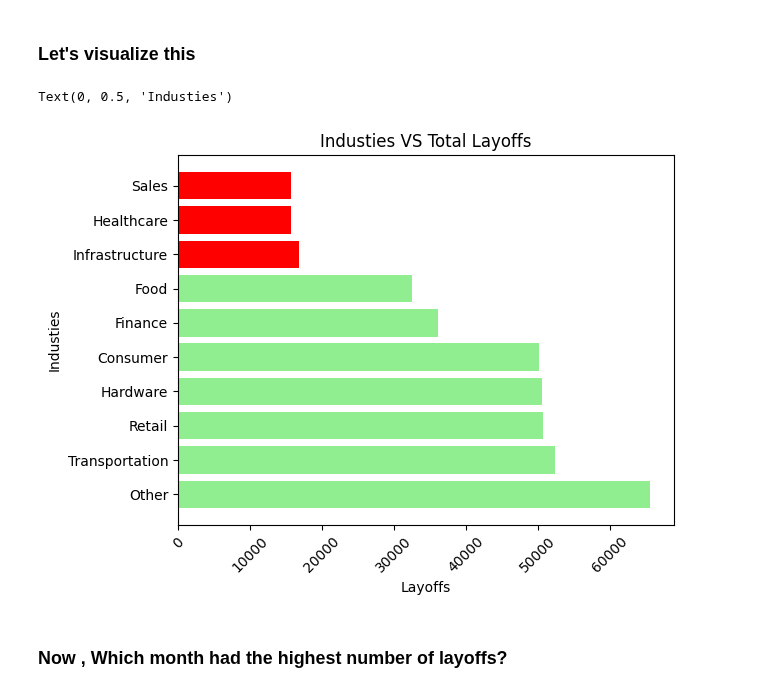
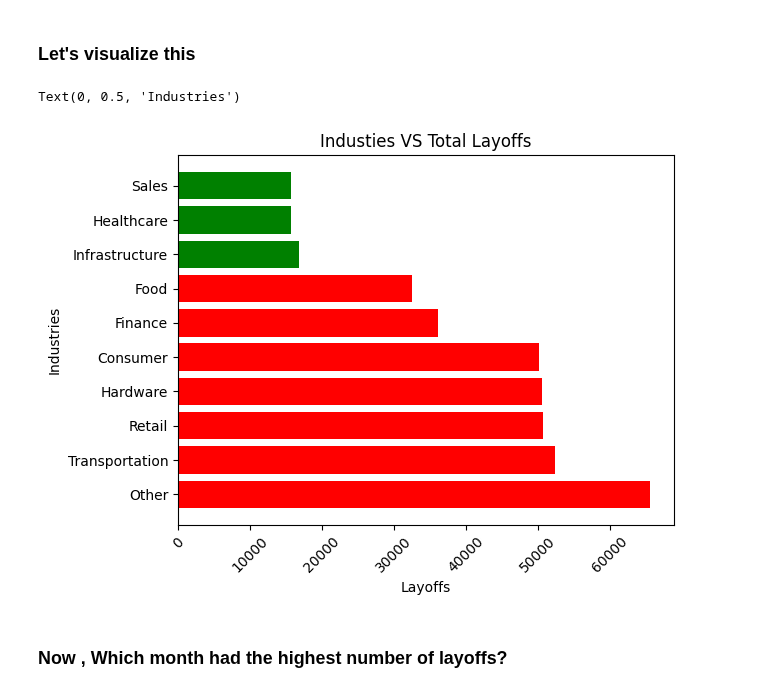
Before and after one commit to neerajcodes888/Recent-Layoffs-Case-Study, a Jupyter notebook: study.ipynb, the cells around one changed output. Saved outputs shown, nothing was run; the diff lists cells and outputs as text; code cells hidden in the pictures.

```diff
--- a/study.ipynb
+++ b/study.ipynb
@@ -281,14 +281,14 @@ Name: total_laid_off, dtype: float64
 visuals = data.groupby('industry')['total_laid_off'].sum().sort_values(ascending=False).head(10)
 x,y = visuals.index,visuals.values
 # %%
-plt.barh(x,y,color=['red' if val < 30000 else 'lightgreen' for val in y])
+plt.barh(x,y,color=['green' if val < 30000 else 'red' for val in y])
 plt.xticks(rotation=45)
 plt.title('Industies VS Total Layoffs')
 plt.xlabel('Layoffs')
 plt.ylabel('Industries')
 # %% [output]
-Text(0, 0.5, 'Industies')
+Text(0, 0.5, 'Industries')
-[figure, old version]
+[figure, new version]
 # %% [markdown]
 ### Now ,  Which month had the highest number of layoffs?
 # %%
```
Also changed, not shown: parts of 3 cells of this notebook.
